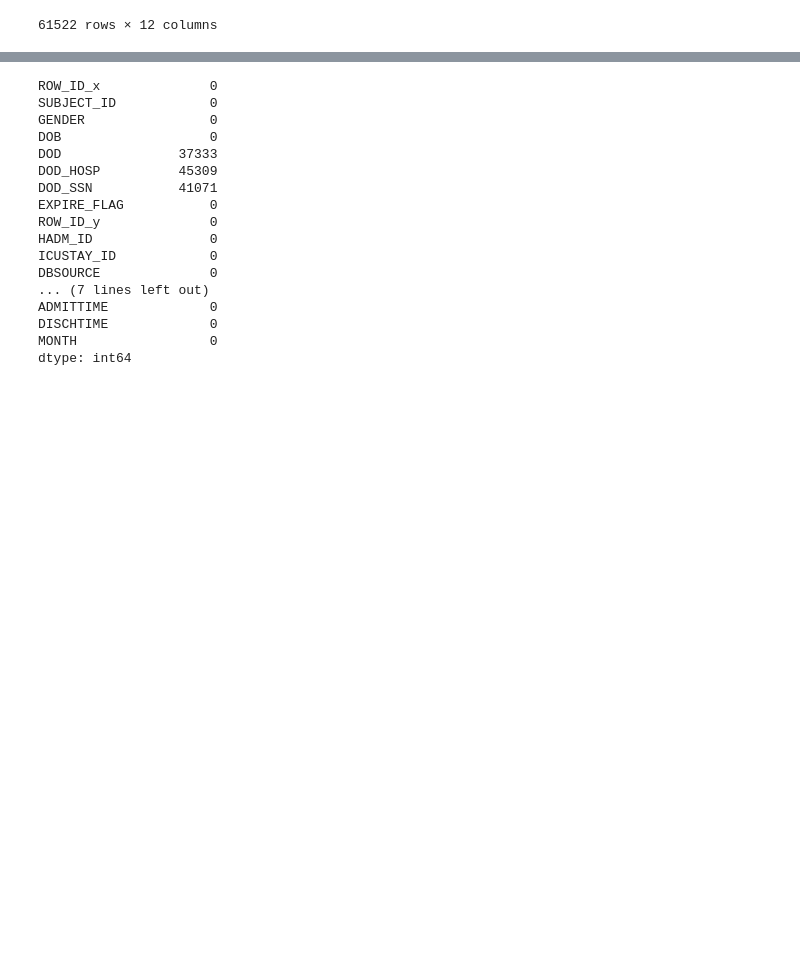
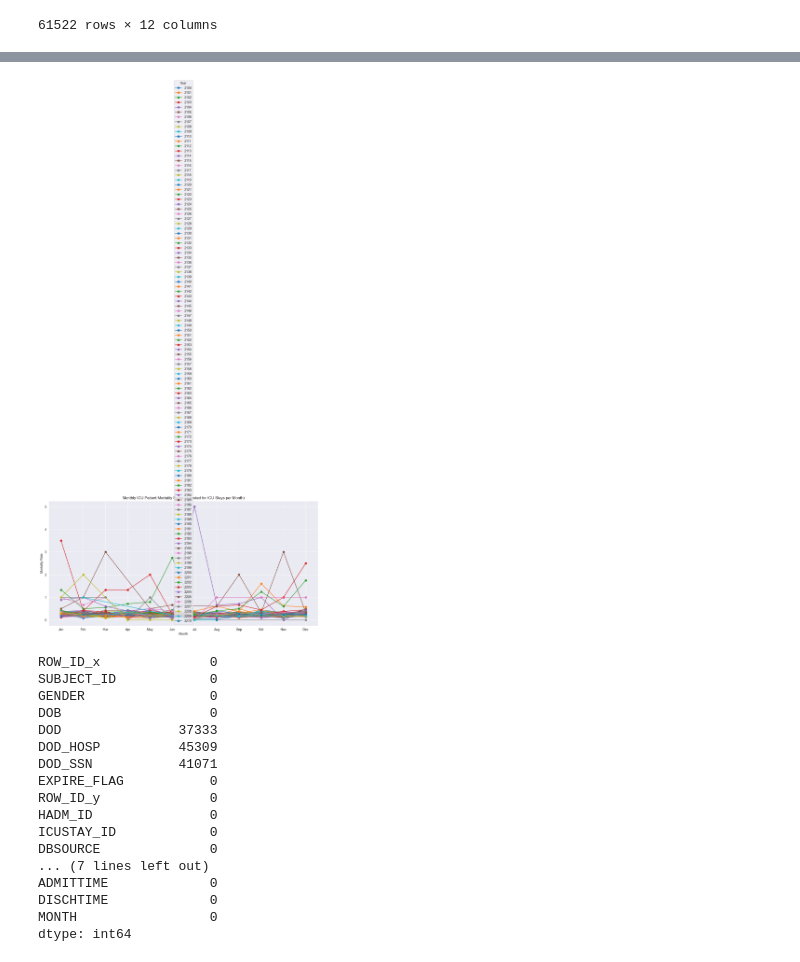
Before and after one commit to Math2130/MIMIC-III-Mortality-Analysis, a Jupyter notebook: VisualizationTime.ipynb, the cells around one changed output, grey strips where cells are left out. Saved outputs shown, nothing was run; the diff lists cells and outputs as text; code cells hidden in the pictures; blank space fills up the shorter version.

```diff
--- a/VisualizationTime.ipynb
+++ b/VisualizationTime.ipynb
@@ -87,3 +190,21 @@ final_df.shape
+# %%
+# Now we plot the mortality rates by month and year
+monthly_mortality = monthly_mortality.sort_values(by=['year', 'month'])
+
+plt.figure(figsize=(15, 7))
+for year in monthly_mortality['year'].unique():
+    subset = monthly_mortality[monthly_mortality['year'] == year]
+    plt.plot(subset['month'], subset['mortality_rate'], marker='o', label=year)
+
+plt.title('Monthly ICU Patient Mortality Rates (Adjusted for ICU Stays per Month)')
+plt.xlabel('Month')
+plt.ylabel('Mortality Rate')
+plt.xticks(range(1, 13), labels=['Jan', 'Feb', 'Mar', 'Apr', 'May', 'Jun', 'Jul', 'Aug', 'Sep', 'Oct', 'Nov', 'Dec'])
+plt.legend(title='Year')
+plt.grid(True)
+plt.show()
+# %% [output]
+[figure, added]
 # %%
 final_df.isna().sum()
 # %% [output]
```
Also changed, not shown: parts of 11 cells of this notebook.
